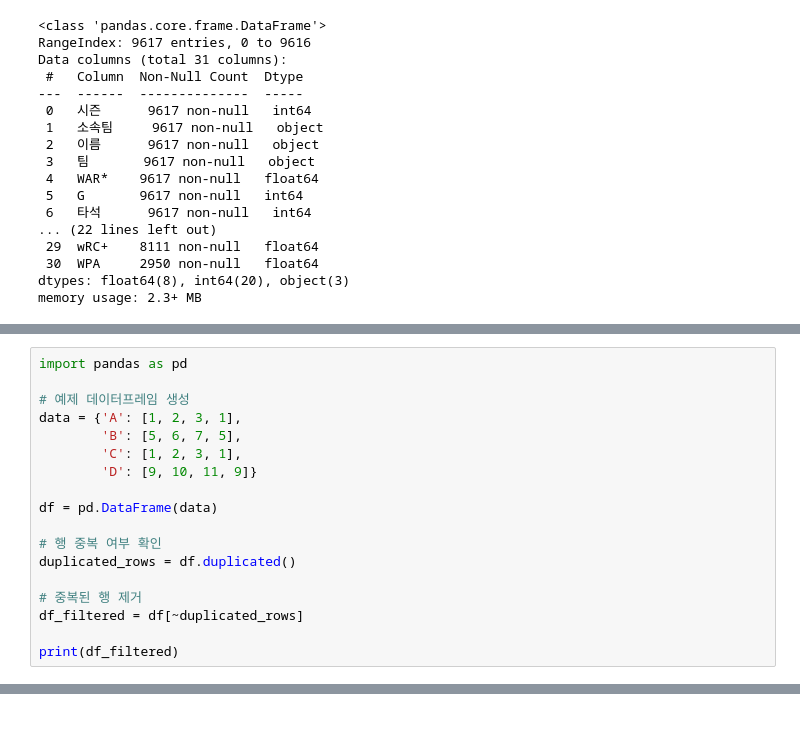
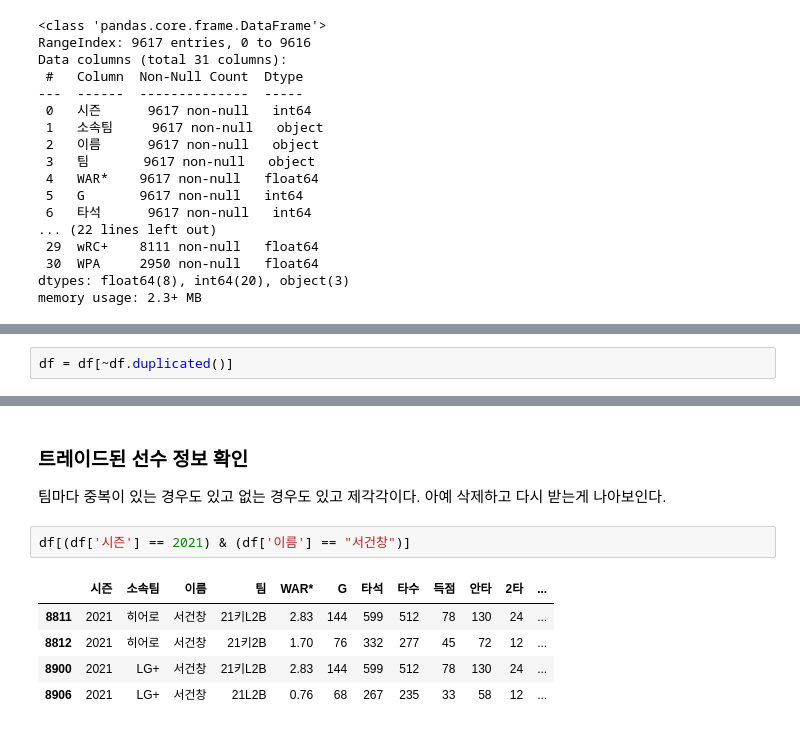
Before and after one commit to LeeYeonGeol/KBO_Hitter_Visualization, a Jupyter notebook: statiz_preprocessing.ipynb, the cells around one changed output, grey strips where cells are left out. Saved outputs shown, nothing was run; the diff lists cells and outputs as text.

```diff
--- a/statiz_preprocessing.ipynb
+++ b/statiz_preprocessing.ipynb
@@ -87,18 +38,0 @@ df[df['이름'] == '윤재국']
-# %%
-import pandas as pd
-
-# 예제 데이터프레임 생성
-data = {'A': [1, 2, 3, 1],
-        'B': [5, 6, 7, 5],
-        'C': [1, 2, 3, 1],
-        'D': [9, 10, 11, 9]}
-
-df = pd.DataFrame(data)
-
-# 행 중복 여부 확인
-duplicated_rows = df.duplicated()
-
-# 중복된 행 제거
-df_filtered = df[~duplicated_rows]
-
-print(df_filtered)
@@ -109,0 +41,2 @@ print(df_filtered)
+# %%
+df = df[~df.duplicated()]
@@ -109,0 +80,12 @@ print(df_filtered)
+# %% [markdown]
+### 트레이드된 선수 정보 확인
+
+팀마다 중복이 있는 경우도 있고 없는 경우도 있고 제각각이다. 아예 삭제하고 다시 받는게 나아보인다.
+# %%
+df[(df['시즌'] == 2021) & (df['이름'] == "서건창")]
+# %% [output]
+|  | 시즌 | 소속팀 | 이름 | 팀 | WAR* | G | 타석 | 타수 | 득점 | 안타 | 2타 | ... |
+| 8811 | 2021 | 히어로 | 서건창 | 21키L2B | 2.83 | 144 | 599 | 512 | 78 | 130 | 24 | ... |
+| 8812 | 2021 | 히어로 | 서건창 | 21키2B | 1.70 | 76 | 332 | 277 | 45 | 72 | 12 | ... |
+| 8900 | 2021 | LG+ | 서건창 | 21키L2B | 2.83 | 144 | 599 | 512 | 78 | 130 | 24 | ... |
+| 8906 | 2021 | LG+ | 서건창 | 21L2B | 0.76 | 68 | 267 | 235 | 33 | 58 | 12 | ... |
```
Also changed, not shown: parts of 71 cells of this notebook.
